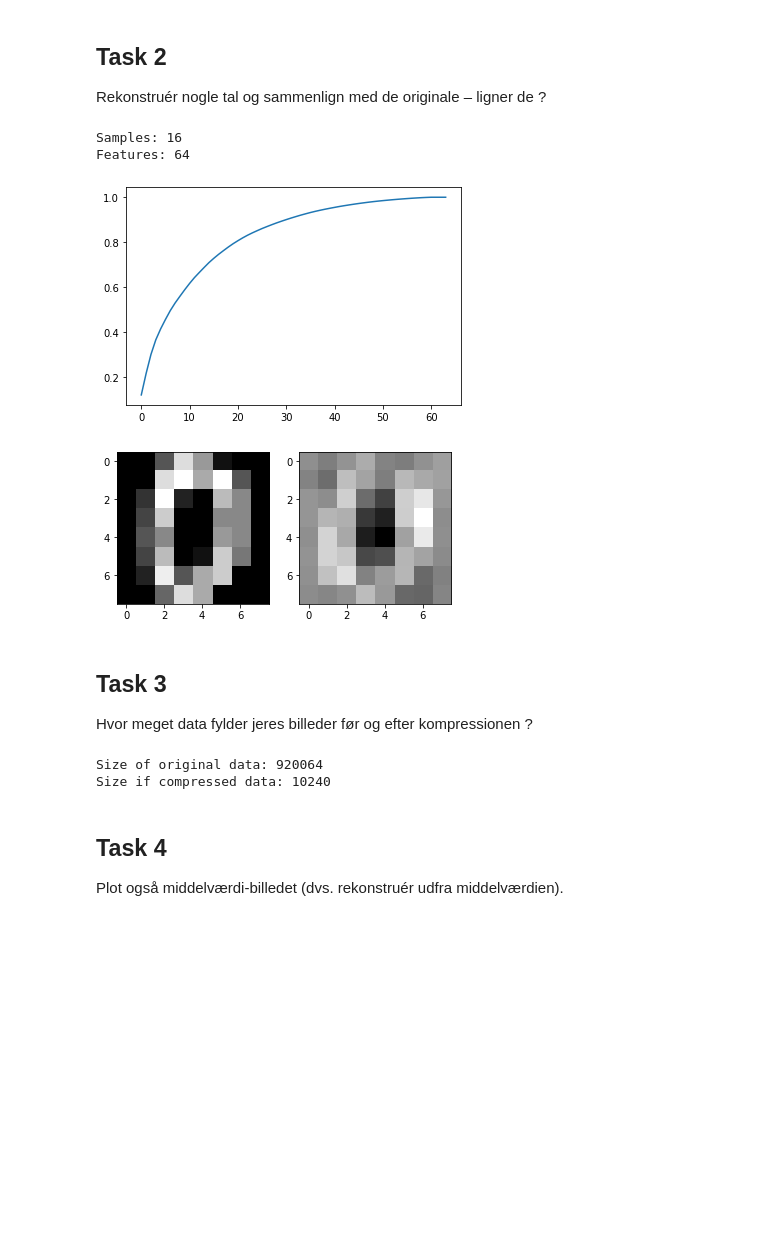
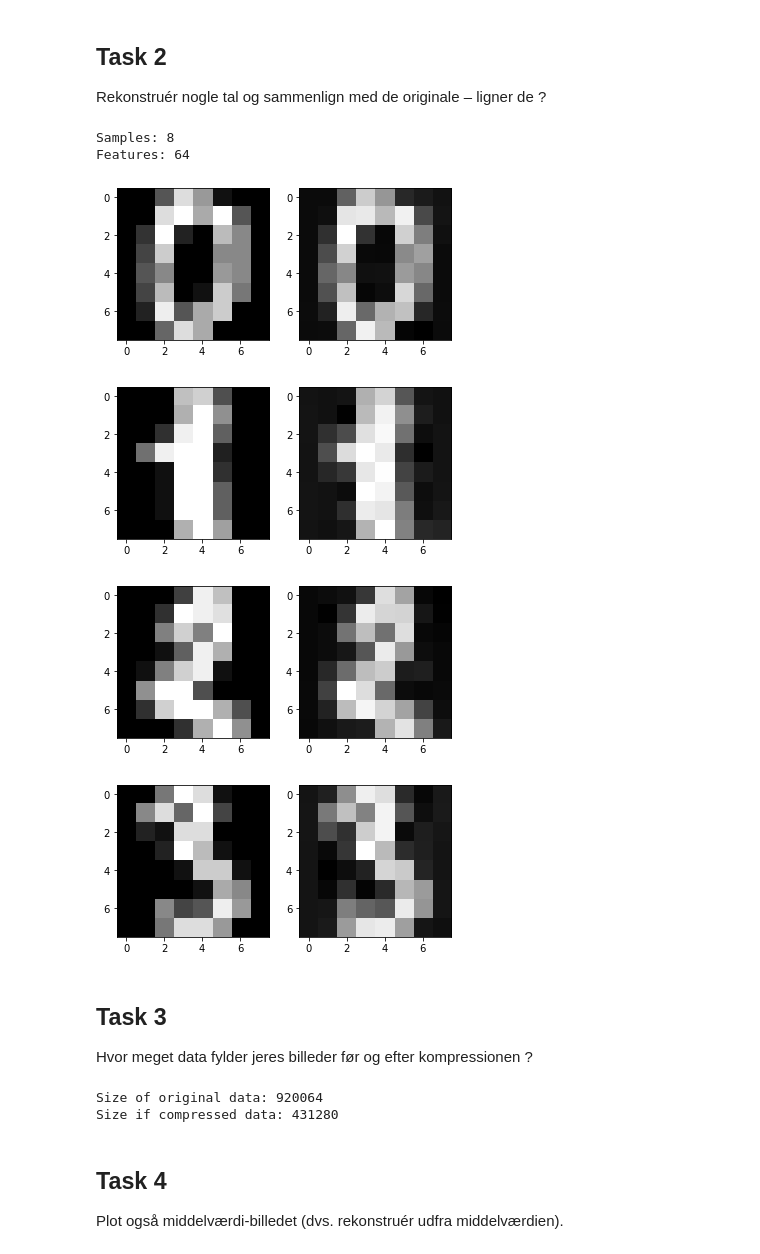
Before and after one commit to Machine-Learning-AU-2020/L05-PCA, a Jupyter notebook: PCA_Exercise.ipynb, the cells around one changed output. Drawn from its saved outputs; the diff is of its cells as text; code cells hidden in the pictures; blank space fills up the shorter version.

```diff
--- a/PCA_Exercise.ipynb
+++ b/PCA_Exercise.ipynb
@@ -131,42 +117,46 @@ print(explainedVariance16Dim)
 # %% [markdown]
 ## Task 2
 Rekonstruér nogle tal og sammenlign med de originale – ligner de ?
-# %%
-pca = PCA()
-pca.fit(data)
-cumsum = np.cumsum(pca.explained_variance_ratio_)
-plt.figure(0)
-plt.plot(range(len(data[0])),cumsum)
-
-n_samples, h = data.shape
-fig, ax = plt.subplots(1,2)
-pca = PCA(n_components=16)
-data8Dim = pca.fit_transform(data.T)
-recovered_data = pca.inverse_transform(data8Dim);
-
-test =  pca.components_.reshape(n_samples,16)
-
-nSamples, nFeatures = data8Dim.T.shape
-
-ax[0].imshow(np.array(X[0]).reshape(8,8), cmap='gray')
-ax[1].imshow(np.array(recovered_data.T[0]).reshape(8,8), cmap='gray')
-
-print("Samples: " + str(nSamples))
-print("Features: " + str(nFeatures))
-# %% [output]
-Samples: 16
-Features: 64
-[figure, removed]
-[figure, removed]
+# %%
+n_samples, h = data.shape
+pca = PCA(n_components=30)
+data30Dim = pca.fit_transform(X)
+recovered_data = pca.inverse_transform(data30Dim);
+
+#test =  pca.components_.reshape(8,8)
+
+nSamples, nFeatures = data8Dim.components_.shape
+fig, ax = plt.subplots(1,2)
+ax[0].imshow(np.array(X[0]).reshape(8,8), cmap='gray')
+ax[1].imshow(np.array(recovered_data[0]).reshape(8,8), cmap='gray')
+fig, ax = plt.subplots(1,2)
+ax[0].imshow(np.array(X[1]).reshape(8,8), cmap='gray')
+ax[1].imshow(np.array(recovered_data[1]).reshape(8,8), cmap='gray')
+fig, ax = plt.subplots(1,2)
+ax[0].imshow(np.array(X[2]).reshape(8,8), cmap='gray')
+ax[1].imshow(np.array(recovered_data[2]).reshape(8,8), cmap='gray')
+fig, ax = plt.subplots(1,2)
+ax[0].imshow(np.array(X[3]).reshape(8,8), cmap='gray')
+ax[1].imshow(np.array(recovered_data[3]).reshape(8,8), cmap='gray')
+
+print("Samples: " + str(nSamples))
+print("Features: " + str(nFeatures))
+# %% [output]
+Samples: 8
+Features: 64
+[figure, added]
+[figure, added]
+[figure, added]
+[figure, added]
 # %% [markdown]
 ## Task 3
 Hvor meget data fylder jeres billeder før og efter kompressionen ?
 # %%
 print("Size of original data: " + str(len(bytearray(data))));
-print("Size if compressed data: " + str(len(bytearray(data8Dim))));
+print("Size if compressed data: " + str(len(bytearray(data30Dim))));
 # %% [output]
 Size of original data: 920064
-Size if compressed data: 10240
+Size if compressed data: 431280
 # %% [markdown]
 ## Task 4
 Plot også middelværdi-billedet (dvs. rekonstruér udfra middelværdien).
```
Also changed, not shown: parts of 3 cells of this notebook.
